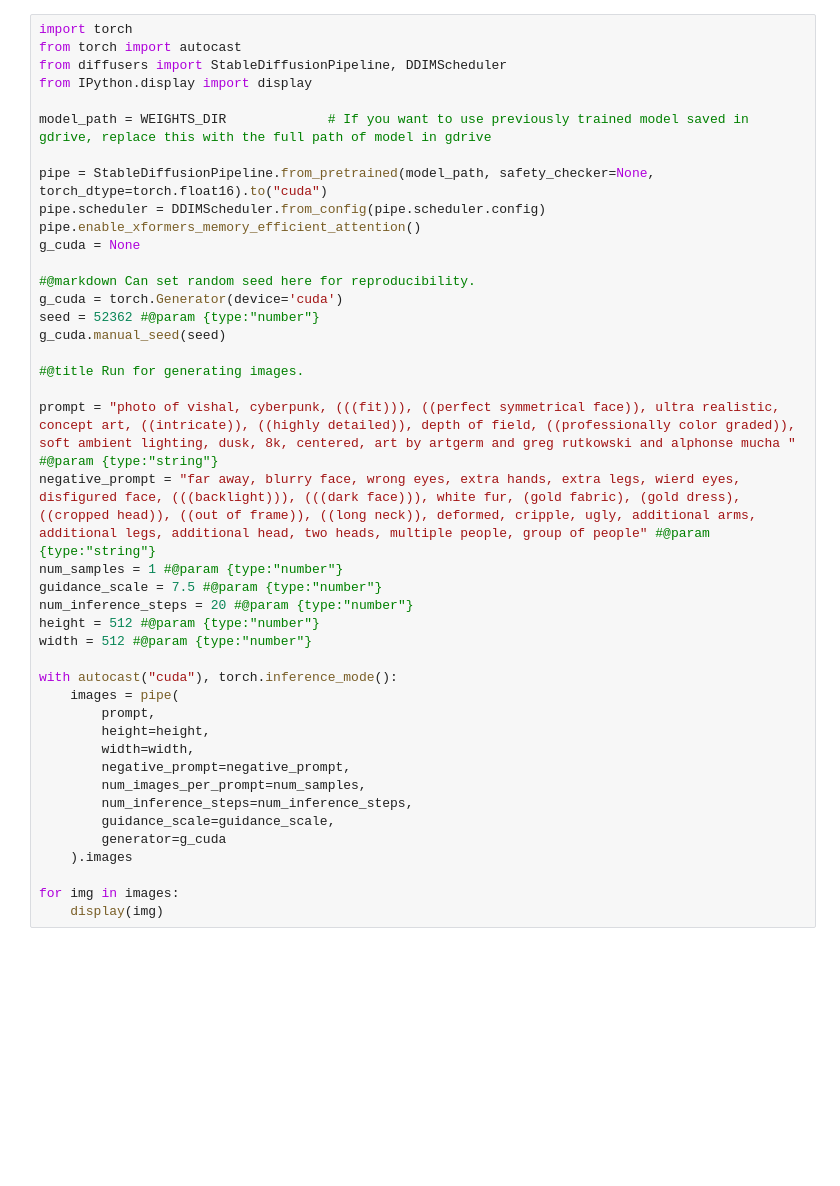
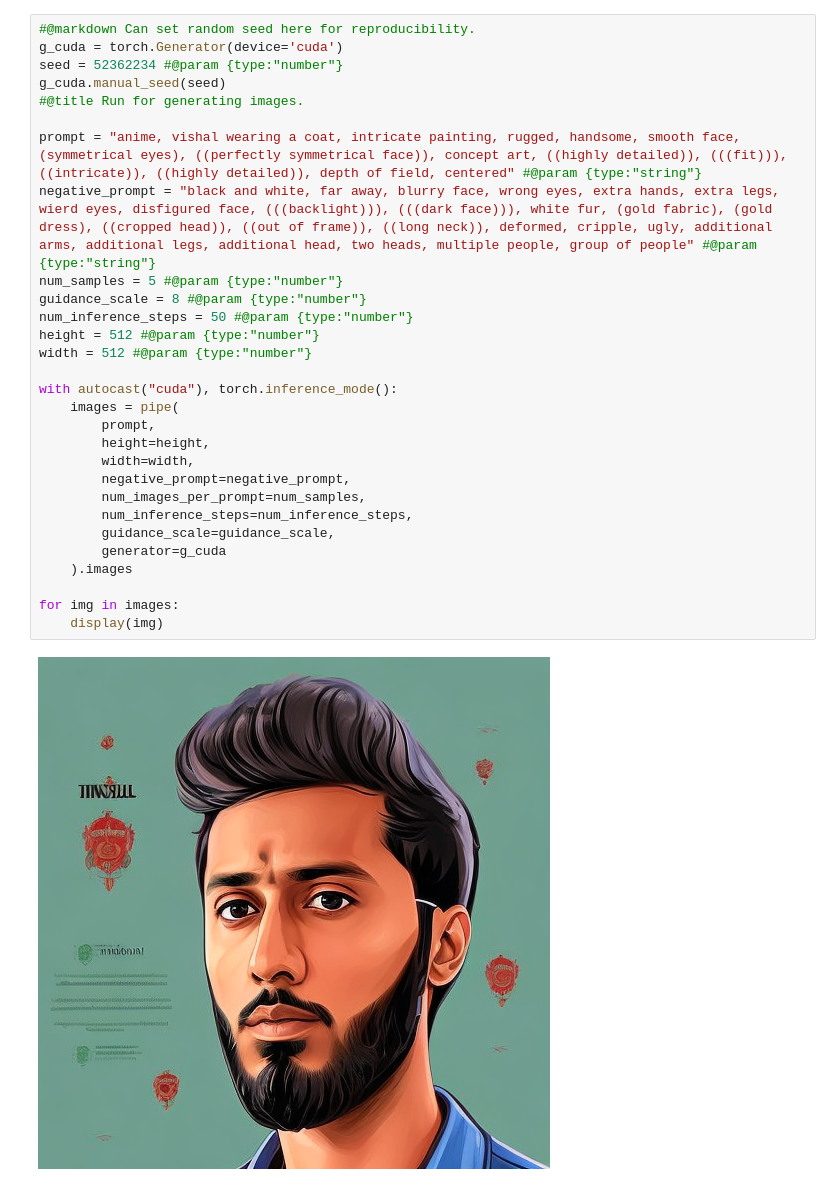
Before and after one commit to VishalPrem1994/UdemySD101Course, a Jupyter notebook: Udemy_Course_1_Running_On_Trained_Model.ipynb, the cells around one changed output. Saved outputs shown, nothing was run; the diff lists cells and outputs as text; blank space fills up the shorter version.

```diff
--- a/Udemy_Course_1_Running_On_Trained_Model.ipynb
+++ b/Udemy_Course_1_Running_On_Trained_Model.ipynb
@@ -29,42 +40,31 @@ Drive already mounted at /content/drive; to attempt to forcibly remount, call dr
 # %%
-import torch
-from torch import autocast
-from diffusers import StableDiffusionPipeline, DDIMScheduler
-from IPython.display import display
-
-model_path = WEIGHTS_DIR             # If you want to use previously trained model saved in gdrive, replace this with the full path of model in gdrive
-
-pipe = StableDiffusionPipeline.from_pretrained(model_path, safety_checker=None, torch_dtype=torch.float16).to("cuda")
-pipe.scheduler = DDIMScheduler.from_config(pipe.scheduler.config)
-pipe.enable_xformers_memory_efficient_attention()
-g_cuda = None
-
 #@markdown Can set random seed here for reproducibility.
 g_cuda = torch.Generator(device='cuda')
-seed = 52362 #@param {type:"number"}
+seed = 52362234 #@param {type:"number"}
 g_cuda.manual_seed(seed)
-
 #@title Run for generating images.
 
-prompt = "photo of vishal, cyberpunk, (((fit))), ((perfect symmetrical face)), ultra realistic, concept art, ((intricate)), ((highly detailed)), depth of field, ((professionally color graded)), soft ambient lighting, dusk, 8k, centered, art by artgerm and greg rutkowski and alphonse mucha " #@param {type:"string"}
-negative_prompt = "far away, blurry face, wrong eyes, extra hands, extra legs, wierd eyes, disfigured face, (((backlight))), (((dark face))), white fur, (gold fabric), (gold dress), ((cropped head)), ((out of frame)), ((long neck)), deformed, cripple, ugly, additional arms, additional legs, additional head, two heads, multiple people, group of people" #@param {type:"string"}
-num_samples = 1 #@param {type:"number"}
-guidance_scale = 7.5 #@param {type:"number"}
-num_inference_steps = 20 #@param {type:"number"}
+prompt = "anime, vishal wearing a coat, intricate painting, rugged, handsome, smooth face, (symmetrical eyes), ((perfectly symmetrical face)), concept art, ((highly detailed)), (((fit))), ((intricate)), ((highly detailed)), depth of field, centered" #@param {type:"string"}
+negative_prompt = "black and white, far away, blurry face, wrong eyes, extra hands, extra legs, wierd eyes, disfigured face, (((backlight))), (((dark face))), white fur, (gold fabric), (gold dress), ((cropped head)), ((out of frame)), ((long neck)), deformed, cripple, ugly, additional arms, additional legs, additional head, two heads, multiple people, group of people" #@param {type:"string"}
+num_samples = 5 #@param {type:"number"}
+guidance_scale = 8 #@param {type:"number"}
+num_inference_steps = 50 #@param {type:"number"}
 height = 512 #@param {type:"number"}
 width = 512 #@param {type:"number"}
 
 with autocast("cuda"), torch.inference_mode():
     images = pipe(
         prompt,
         height=height,
         width=width,
         negative_prompt=negative_prompt,
         num_images_per_prompt=num_samples,
         num_inference_steps=num_inference_steps,
         guidance_scale=guidance_scale,
         generator=g_cuda
     ).images
 
 for img in images:
     display(img)
+# %% [output]
+[figure, added]
```
Also changed, not shown: parts of 4 cells of this notebook.
